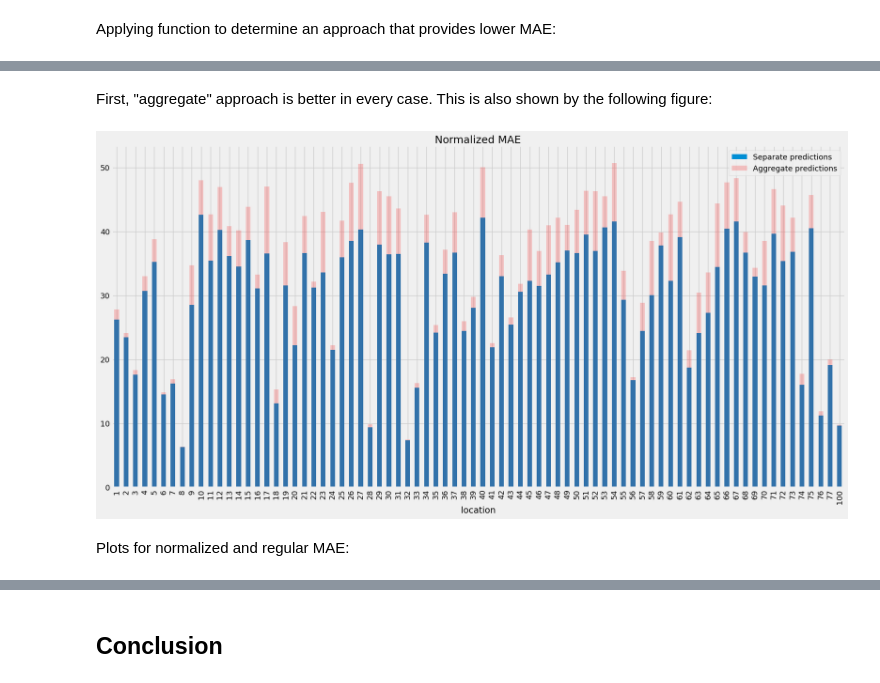
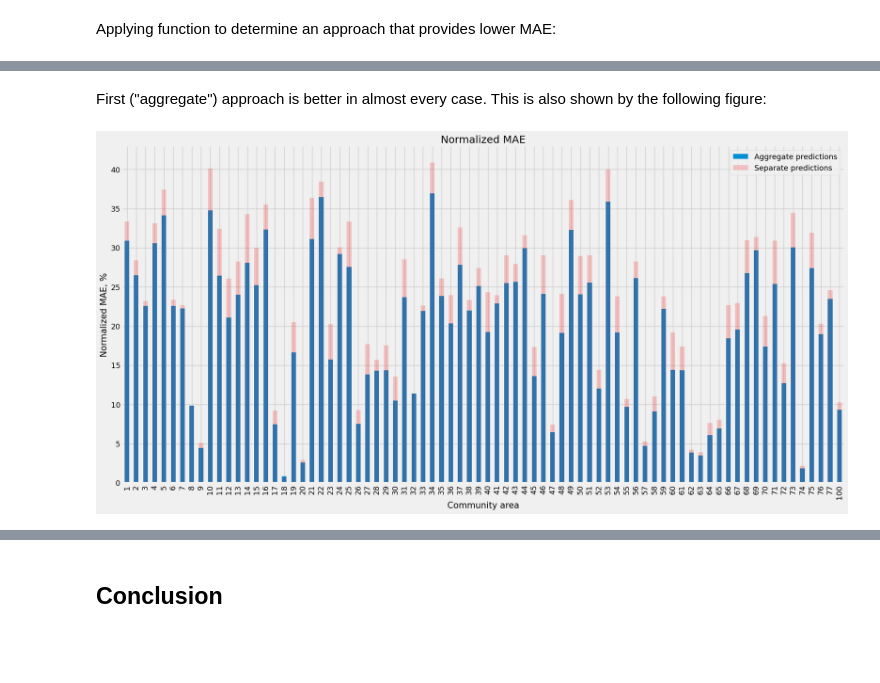
Before and after one commit to tmvfb/taxi-trips-predictions, a Jupyter notebook: notebook.ipynb, the cells around one changed output, grey strips where cells are left out. Drawn from its saved outputs; the diff is of its cells as text; code cells hidden in the pictures; blank space fills up the shorter version.

```diff
--- a/notebook.ipynb
+++ b/notebook.ipynb
@@ -773,4 +788,4 @@ prediction_stats = trips_count.groupby("location").sum()
 # %%
 prediction_stats["preds"] = predictions
-prediction_stats["normalized_preds"] = 10e5 * prediction_stats["preds"] / prediction_stats["count"]
+prediction_stats["normalized_preds"] = 100 * prediction_stats["preds"] / prediction_stats["count"]
 # %% [markdown]
@@ -780,8 +795,8 @@ Adding MAEs for every region for the "aggregate" (one model) approach to a df:
 # %%
-agg_preds = X_valid.copy()
+agg_preds = X_test.copy()
 agg_preds["predictions"] = combined
 agg_preds = agg_preds[["location", "predictions"]]
-agg_preds["y_valid"] = y_valid
+agg_preds["y_test"] = y_test
 # %%
 predictions_agg_method = []
 
@@ -790,10 +805,10 @@ location_idx.append(100)
 
 for i in location_idx:
     grouped_by_loc = agg_preds[agg_preds["location"] == i]
-    predictions_agg_method.append(mean_absolute_error(grouped_by_loc["y_valid"], grouped_by_loc["predictions"]))
+    predictions_agg_method.append(mean_absolute_error(grouped_by_loc["y_test"], grouped_by_loc["predictions"]))
 # %%
 prediction_stats["preds_aggregate"] = predictions_agg_method
-prediction_stats["normalized_preds_aggregate"] = 10e5 * prediction_stats["preds_aggregate"] / prediction_stats["count"]
+prediction_stats["normalized_preds_aggregate"] = 100 * prediction_stats["preds_aggregate"] / prediction_stats["count"]
 # %% [markdown]
 Applying function to determine an approach that provides lower MAE:
 # %%
@@ -810,12 +826,12 @@ aggregate    78
 Name: better_method, dtype: int64
 # %% [markdown]
-First, "aggregate" approach is better in every case. This is also shown by the following figure:
+First ("aggregate") approach is better in almost every case. This is also shown by the following figure:
 # %%
 prediction_stats["normalized_preds_aggregate"].plot(kind="bar", title="Normalized MAE")
 prediction_stats["normalized_preds"].plot(kind="bar", figsize=(20, 10), alpha=0.2, color="red")
 
-plt.legend(["Separate predictions", "Aggregate predictions"]);
+plt.legend(["Aggregate predictions", "Separate predictions"])
+plt.ylabel("Normalized MAE, %")
+plt.xlabel("Community area");
 # %% [output]
-[figure, old version]
+[figure, new version]
-# %% [markdown]
-Plots for normalized and regular MAE:
```
Also changed, not shown: parts of 83 cells of this notebook, 4 other files.
